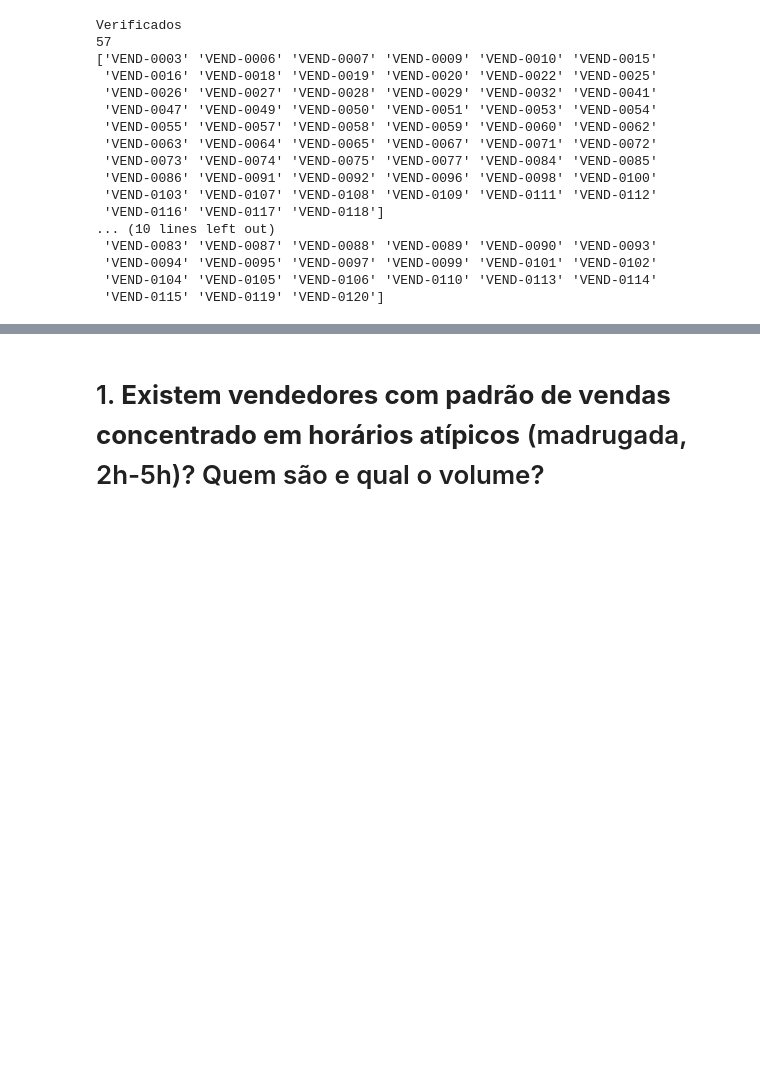
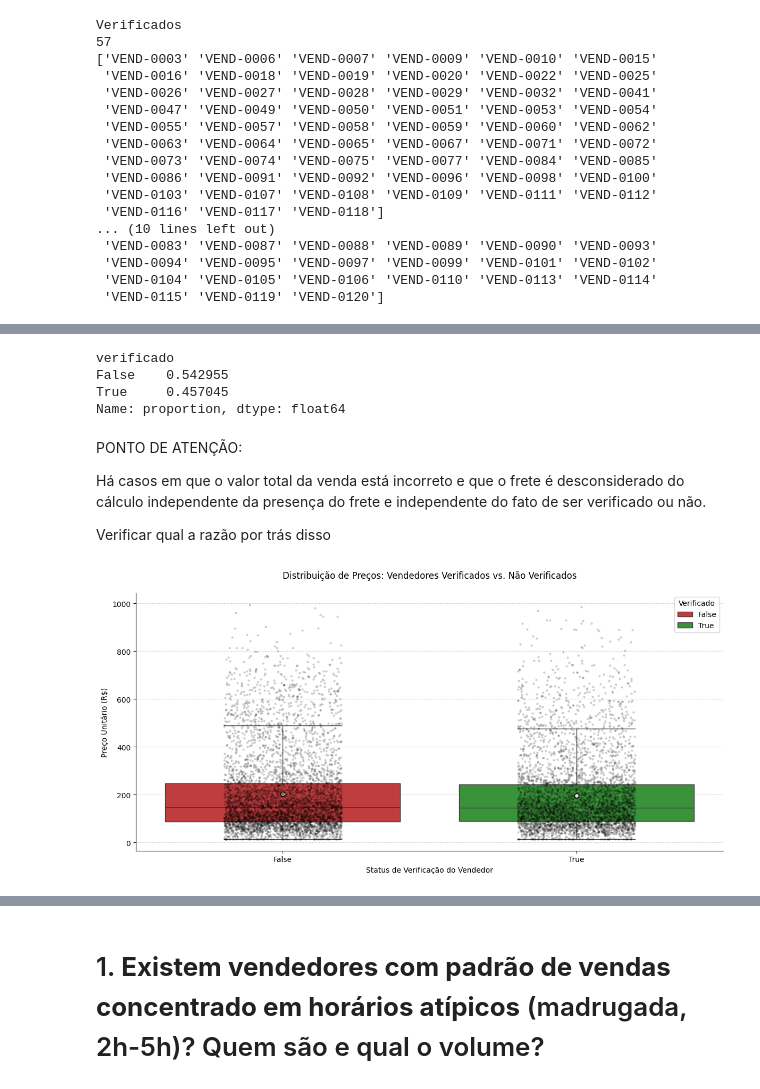
Before and after one commit to AlexDcoder/Opera-o-Marketplace-Fraude-em-E-commerce, a Jupyter notebook: notebooks/base_comparativo.ipynb, the cells around one changed output, grey strips where cells are left out. Drawn from its saved outputs; the diff is of its cells as text; code cells hidden in the pictures; blank space fills up the shorter version.

```diff
--- a/notebooks/base_comparativo.ipynb
+++ b/notebooks/base_comparativo.ipynb
@@ -85,7 +98,8 @@ df_vendas['quantidade'] = df_vendas['quantidade'].astype("str").replace("nan", "
 df_vendas['preco_unitario'] = df_vendas['preco_unitario'].astype("float")
 df_vendas['frete'] = df_vendas['frete'].fillna("-1").astype("float")
 
-df_vendedores['data_cadastro_dt'] = pd.to_datetime(df_vendedores['data_cadastro'], format='%Y-%m-%d')
+df_vendedores['_data_cadastro_dt'] = pd.to_datetime(df_vendedores['data_cadastro'],  format='%Y-%m-%d')
+
 
 df_avl_suspeitas['data_avaliacao_dt'] = pd.to_datetime(df_avl_suspeitas['data_avaliacao'], format='%Y-%m-%d')
 df_avl_suspeitas['data_criacao_conta_dt'] = pd.to_datetime(df_avl_suspeitas['data_criacao_conta'], format='%Y-%m-%d')
@@ -134,0 +192,3 @@ Verificados
+# %%
+df_vendas_merged = df_vendas.merge(df_vendedores[['vendedor_id', 'verificado']], on='vendedor_id')
+df_vendas_merged
@@ -134,0 +229,52 @@ Verificados
+# %%
+valor_total_incorreto['verificado'].value_counts(normalize=True)
+# %% [output]
+verificado
+False    0.542955
+True     0.457045
+Name: proportion, dtype: float64
+# %% [markdown]
+PONTO DE ATENÇÃO:
+
+Há casos em que o valor total da venda está incorreto e que o frete é desconsiderado do cálculo independente da presença do frete e independente do fato de ser verificado ou não.
+
+Verificar qual a razão por trás disso
+# %%
+df_expandido = df_vendas_merged.loc[df_vendas_merged.index.repeat(df_vendas_merged['quantidade'])]
+
+plt.figure(figsize=(12,6))
+
+ax = sns.boxplot(
+    data=df_expandido,
+    x='verificado',
+    y='preco_unitario',
+    hue='verificado',
+    palette={True: '#2ca02c', False: '#d62728'},
+    dodge=False,
+    showmeans=True,
+    meanprops={"marker":"o", "markerfacecolor":"white", "markeredgecolor":"black"},
+    showfliers=False
+)
+
+sns.stripplot(
+    data=df_expandido,
+    x='verificado',
+    y='preco_unitario',
+    color='black',
+    size=3,
+    alpha=0.2,
+    jitter=0.2
+)
+
+plt.title('Distribuição de Preços: Vendedores Verificados vs. Não Verificados', pad=20)
+plt.xlabel('Status de Verificação do Vendedor')
+plt.ylabel('Preço Unitário (R$)')
+
+plt.grid(axis='y', linestyle='--', alpha=0.5)
+plt.legend(title='Verificado', loc='upper right')
+
+sns.despine()
+plt.tight_layout()
+plt.show()
+# %% [output]
+[figure, added]
```
Also changed, not shown: parts of 52 cells of this notebook, 1 other file.
